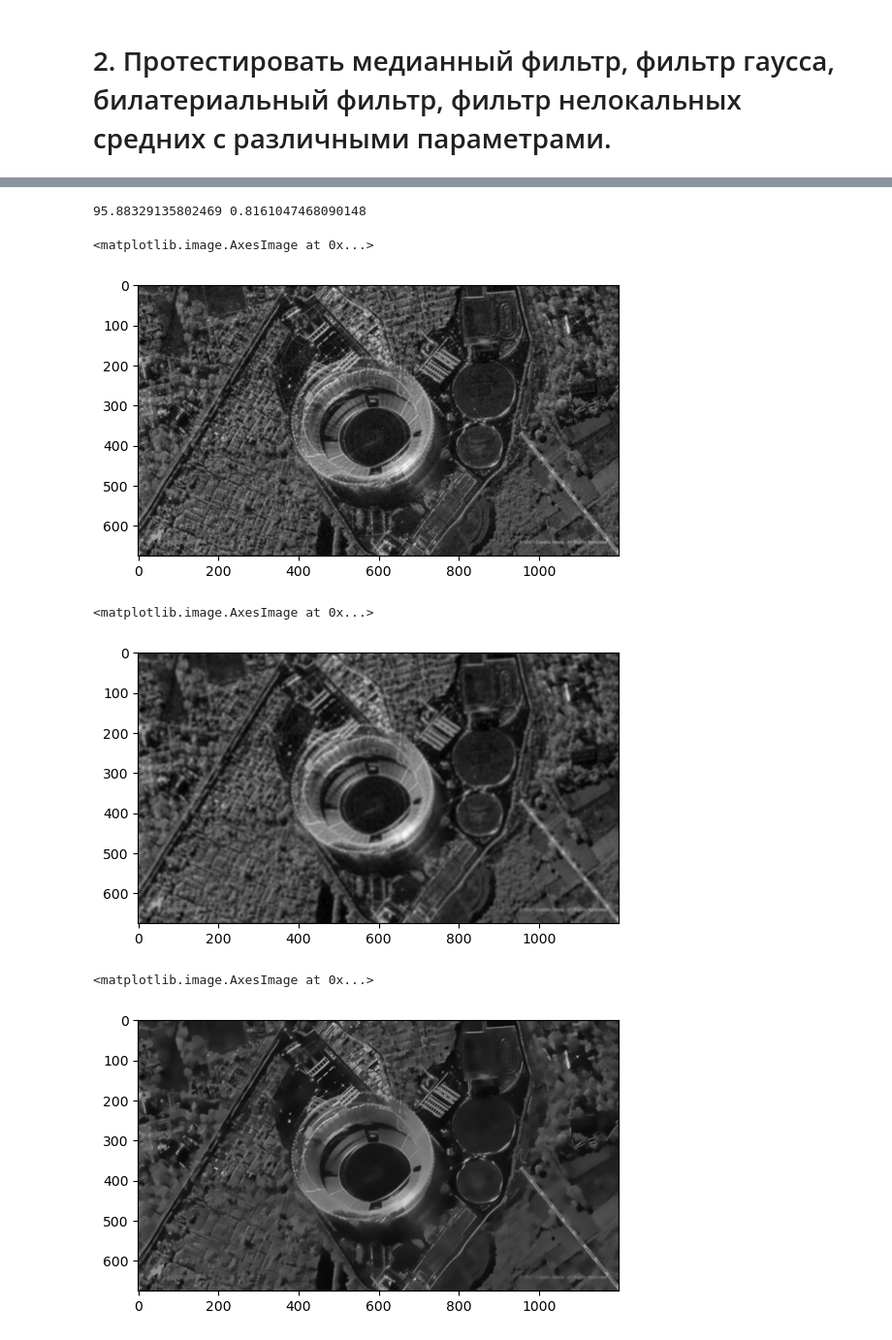
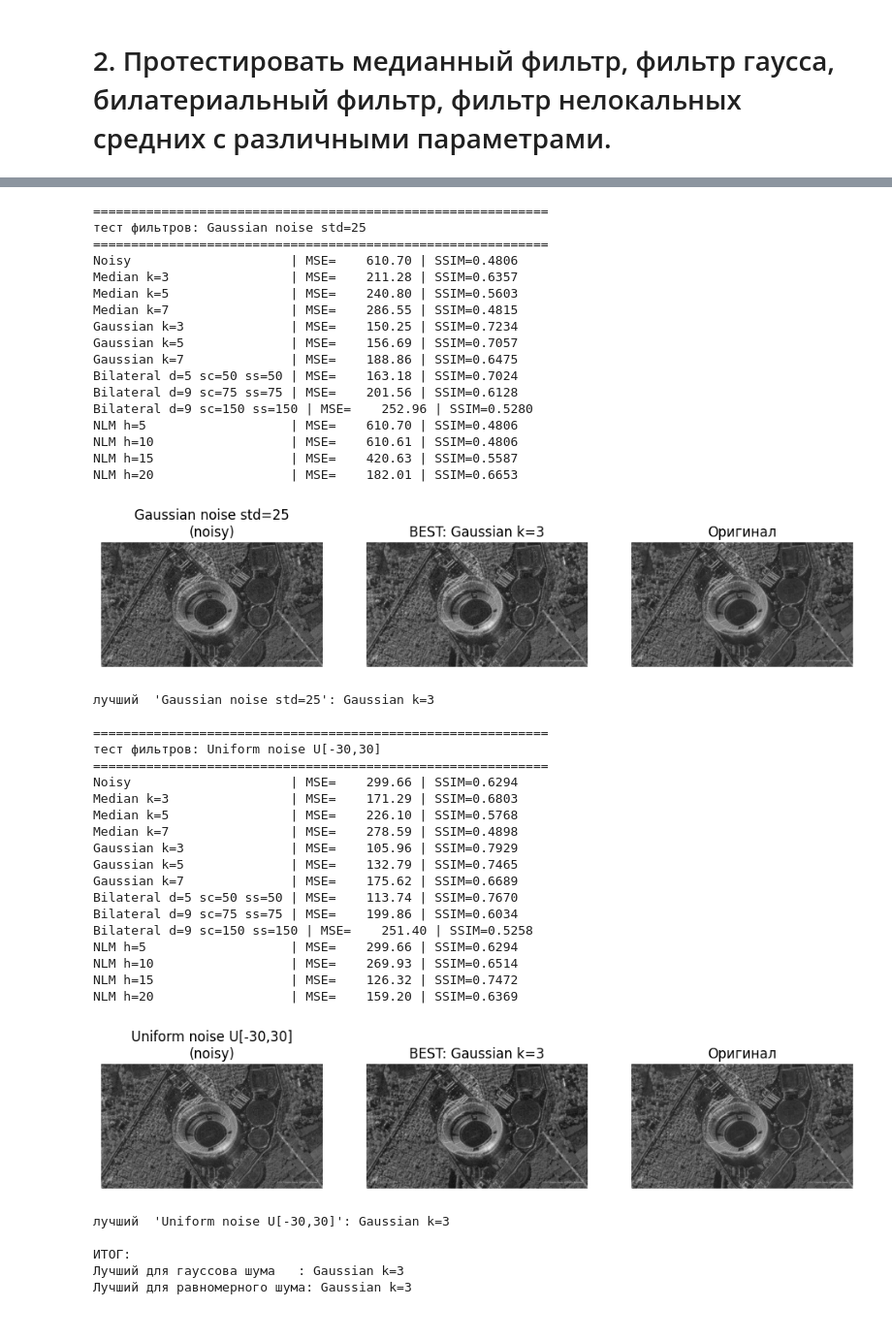
Before and after one commit to danyagalkin2/OI, a Jupyter notebook: practice2/task2.ipynb, the cells around one changed output, grey strips where cells are left out. Shown at 97% size. Saved outputs shown, nothing was run; the diff lists cells and outputs as text; code cells hidden in the pictures.

```diff
--- a/practice2/task2.ipynb
+++ b/practice2/task2.ipynb
@@ -92,24 +61,0 @@ plt.imshow(image_sp_median, cmap="gray")
-# %%
-mse_sp_median = mean_squared_error(image_gray, image_sp_median)
-(ssim_sp_median, diff) = structural_similarity(image_gray, image_sp_median, full=True)
-print(mse_sp_median, ssim_sp_median)
-# %% [output]
-95.88329135802469 0.8161047468090148
-# %%
-image_gauss_gauss = cv2.GaussianBlur(image_noise_gauss,(5,5),0)
-plt.imshow(image_gauss_gauss, cmap="gray")
-# %% [output]
-<matplotlib.image.AxesImage at 0x...>
-[figure, removed]
-# %%
-image_gauss_bilat = cv2.bilateralFilter(image_noise_gauss,9,500,500)
-plt.imshow(image_gauss_bilat, cmap="gray")
-# %% [output]
-<matplotlib.image.AxesImage at 0x...>
-[figure, removed]
-# %%
-image_gauss_nlm = cv2.fastNlMeansDenoising(image_noise_gauss, h = 20)
-plt.imshow(image_gauss_nlm, cmap="gray")
-# %% [output]
-<matplotlib.image.AxesImage at 0x...>
-[figure, removed]
@@ -115,0 +113,51 @@ plt.imshow(image_gauss_nlm, cmap="gray")
+# %%
+best_for_gauss = test_filters(image_noise_gauss, f"Gaussian noise std={stddev}")
+best_for_uniform = test_filters(image_noise_uniform, f"Uniform noise U[{a},{b}]")
+
+print("\nИТОГ:")
+print("Лучший для гауссова шума   :", best_for_gauss)
+print("Лучший для равномерного шума:", best_for_uniform)
+# %% [output]
+============================================================
+тест фильтров: Gaussian noise std=25
+============================================================
+Noisy                     | MSE=    610.70 | SSIM=0.4806
+Median k=3                | MSE=    211.28 | SSIM=0.6357
+Median k=5                | MSE=    240.80 | SSIM=0.5603
+Median k=7                | MSE=    286.55 | SSIM=0.4815
+Gaussian k=3              | MSE=    150.25 | SSIM=0.7234
+Gaussian k=5              | MSE=    156.69 | SSIM=0.7057
+Gaussian k=7              | MSE=    188.86 | SSIM=0.6475
+Bilateral d=5 sc=50 ss=50 | MSE=    163.18 | SSIM=0.7024
+Bilateral d=9 sc=75 ss=75 | MSE=    201.56 | SSIM=0.6128
+Bilateral d=9 sc=150 ss=150 | MSE=    252.96 | SSIM=0.5280
+NLM h=5                   | MSE=    610.70 | SSIM=0.4806
+NLM h=10                  | MSE=    610.61 | SSIM=0.4806
+NLM h=15                  | MSE=    420.63 | SSIM=0.5587
+NLM h=20                  | MSE=    182.01 | SSIM=0.6653
+[figure, added]
+лучший  'Gaussian noise std=25': Gaussian k=3
+
+============================================================
+тест фильтров: Uniform noise U[-30,30]
+============================================================
+Noisy                     | MSE=    299.66 | SSIM=0.6294
+Median k=3                | MSE=    171.29 | SSIM=0.6803
+Median k=5                | MSE=    226.10 | SSIM=0.5768
+Median k=7                | MSE=    278.59 | SSIM=0.4898
+Gaussian k=3              | MSE=    105.96 | SSIM=0.7929
+Gaussian k=5              | MSE=    132.79 | SSIM=0.7465
+Gaussian k=7              | MSE=    175.62 | SSIM=0.6689
+Bilateral d=5 sc=50 ss=50 | MSE=    113.74 | SSIM=0.7670
+Bilateral d=9 sc=75 ss=75 | MSE=    199.86 | SSIM=0.6034
+Bilateral d=9 sc=150 ss=150 | MSE=    251.40 | SSIM=0.5258
+NLM h=5                   | MSE=    299.66 | SSIM=0.6294
+NLM h=10                  | MSE=    269.93 | SSIM=0.6514
+NLM h=15                  | MSE=    126.32 | SSIM=0.7472
+NLM h=20                  | MSE=    159.20 | SSIM=0.6369
+[figure, added]
+лучший  'Uniform noise U[-30,30]': Gaussian k=3
+
+ИТОГ:
+Лучший для гауссова шума   : Gaussian k=3
+Лучший для равномерного шума: Gaussian k=3
```
Also changed, not shown: parts of 13 cells of this notebook.
